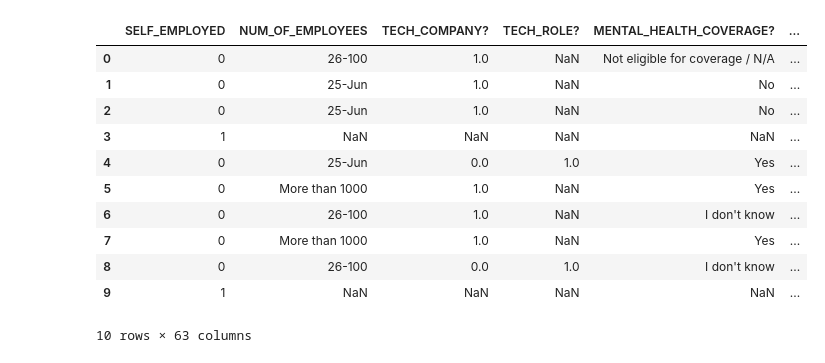
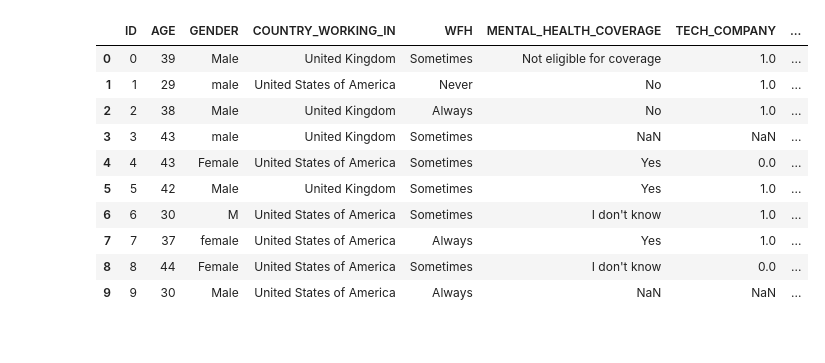
Before and after one commit to davis4a6/Team_Two, a Jupyter notebook: Segment1Draft.ipynb, the cells around one changed output. Saved outputs shown, nothing was run; the diff lists cells and outputs as text; code cells hidden in the pictures.

```diff
--- a/Segment1Draft.ipynb
+++ b/Segment1Draft.ipynb
@@ -13,21 +31,20 @@ from sklearn.metrics import confusion_matrix
 from imblearn.metrics import classification_report_imbalanced
 # %%
 # Load the dataset
-df = pd.read_csv(Path('./Resources/mental_health_data_revised.csv'))
+df = pd.read_csv(Path('Mental_Health_Data.csv'))
 df.head(10)
 # %% [output]
-|  | SELF_EMPLOYED | NUM_OF_EMPLOYEES | TECH_COMPANY? | TECH_ROLE? | MENTAL_HEALTH_COVERAGE? | ... |
-| 0 | 0 | 26-100 | 1.0 | NaN | Not eligible for coverage / N/A | ... |
-| 1 | 0 | 25-Jun | 1.0 | NaN | No | ... |
-| 2 | 0 | 25-Jun | 1.0 | NaN | No | ... |
-| 3 | 1 | NaN | NaN | NaN | NaN | ... |
-| 4 | 0 | 25-Jun | 0.0 | 1.0 | Yes | ... |
-| 5 | 0 | More than 1000 | 1.0 | NaN | Yes | ... |
-| 6 | 0 | 26-100 | 1.0 | NaN | I don't know | ... |
-| 7 | 0 | More than 1000 | 1.0 | NaN | Yes | ... |
-| 8 | 0 | 26-100 | 0.0 | 1.0 | I don't know | ... |
-| 9 | 1 | NaN | NaN | NaN | NaN | ... |
+|  | ID | AGE | GENDER | COUNTRY_WORKING_IN | WFH | MENTAL_HEALTH_COVERAGE | TECH_COMPANY | ... |
+| 0 | 0 | 39 | Male | United Kingdom | Sometimes | Not eligible for coverage | 1.0 | ... |
+| 1 | 1 | 29 | male | United States of America | Never | No | 1.0 | ... |
+| 2 | 2 | 38 | Male | United Kingdom | Always | No | 1.0 | ... |
+| 3 | 3 | 43 | male | United Kingdom | Sometimes | NaN | NaN | ... |
+| 4 | 4 | 43 | Female | United States of America | Sometimes | Yes | 0.0 | ... |
+| 5 | 5 | 42 | Male | United Kingdom | Sometimes | Yes | 1.0 | ... |
+| 6 | 6 | 30 | M | United States of America | Sometimes | I don't know | 1.0 | ... |
+| 7 | 7 | 37 | female | United States of America | Always | Yes | 1.0 | ... |
+| 8 | 8 | 44 | Female | United States of America | Sometimes | I don't know | 0.0 | ... |
+| 9 | 9 | 30 | Male | United States of America | Always | NaN | NaN | ... |
-10 rows × 63 columns
 # %%
 df.columns
 # %% [output]
```
Also changed, not shown: parts of 10 cells of this notebook.
